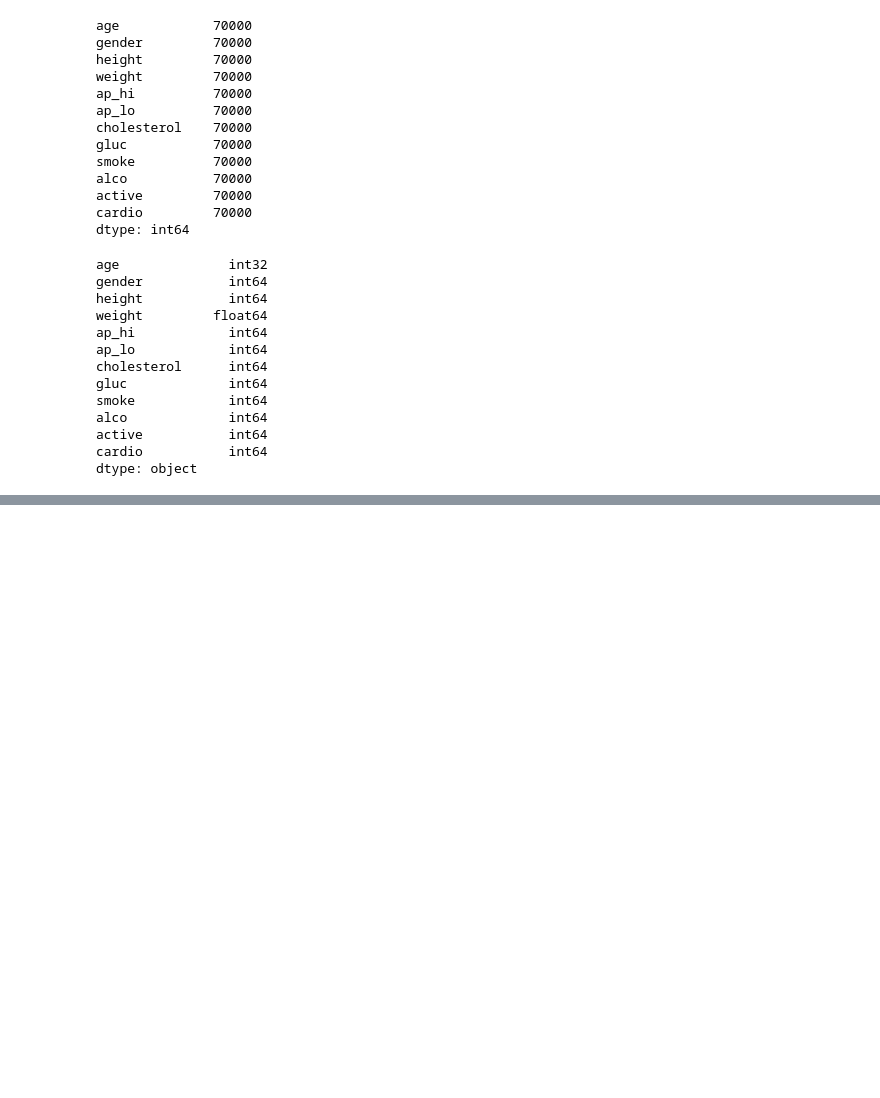
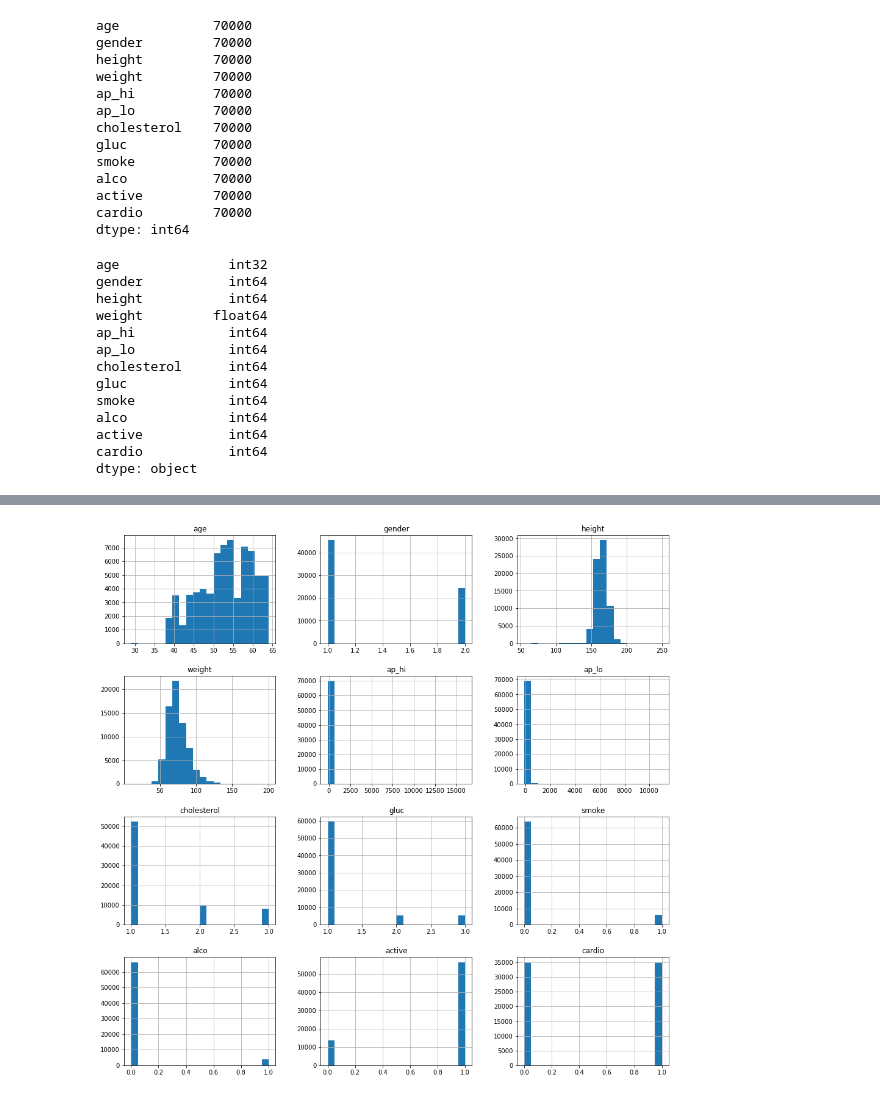
Before and after one commit to RamicAmir/Grupp2-Machine-Learning, a Jupyter notebook: heart_disease.ipynb, the cells around one changed output, grey strips where cells are left out. Cells and saved outputs as stored; diff of their text form; code cells hidden in the pictures; blank space fills up the shorter version.

Commit message:
Visualizing and distribution

```diff
--- a/heart_disease.ipynb
+++ b/heart_disease.ipynb
@@ -102,3 +102,9 @@ df.describe()
 | 50% | 53.000000 | 1.000000 | 165.000000 | 72.000000 | 120.000000 | 80.000000 | 1.000000 | 1.000000 | 0.000000 | 0.000000 | 1.000000 | ... |
 | 75% | 58.000000 | 2.000000 | 170.000000 | 82.000000 | 140.000000 | 90.000000 | 2.000000 | 1.000000 | 0.000000 | 0.000000 | 1.000000 | ... |
 | max | 64.000000 | 2.000000 | 250.000000 | 200.000000 | 16020.000000 | 11000.000000 | 3.000000 | 3.000000 | 1.000000 | 1.000000 | 1.000000 | ... |
+# %%
+# Display the distribution
+df.hist(figsize=(16, 16), stacked=True, bins=20)
+plt.show()
+# %% [output]
+[figure, added]
```
Also changed, not shown: parts of 2 cells of this notebook.
